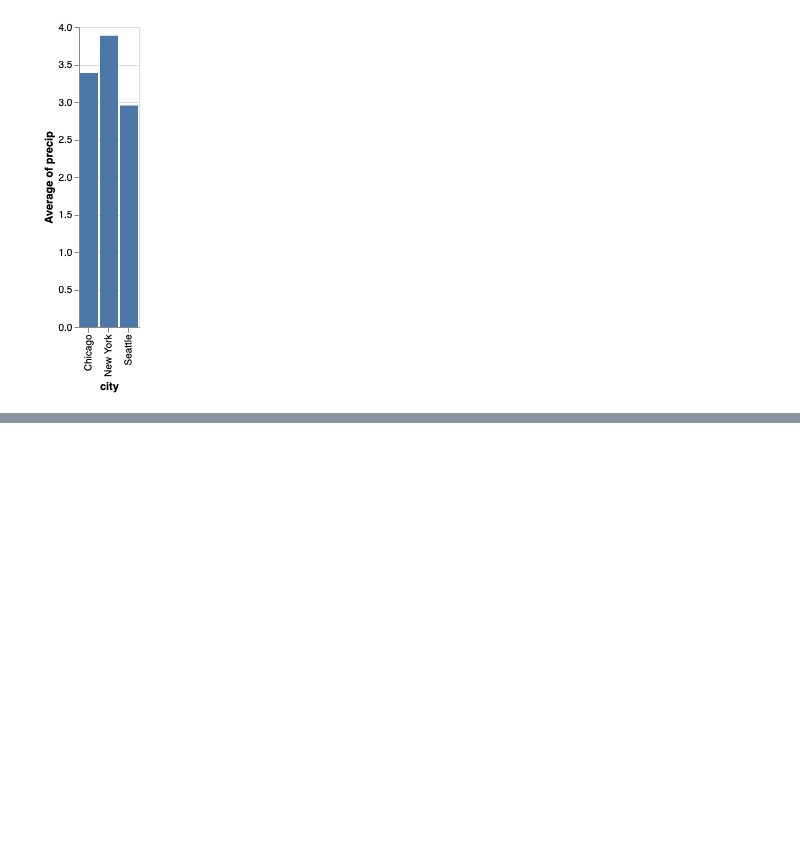
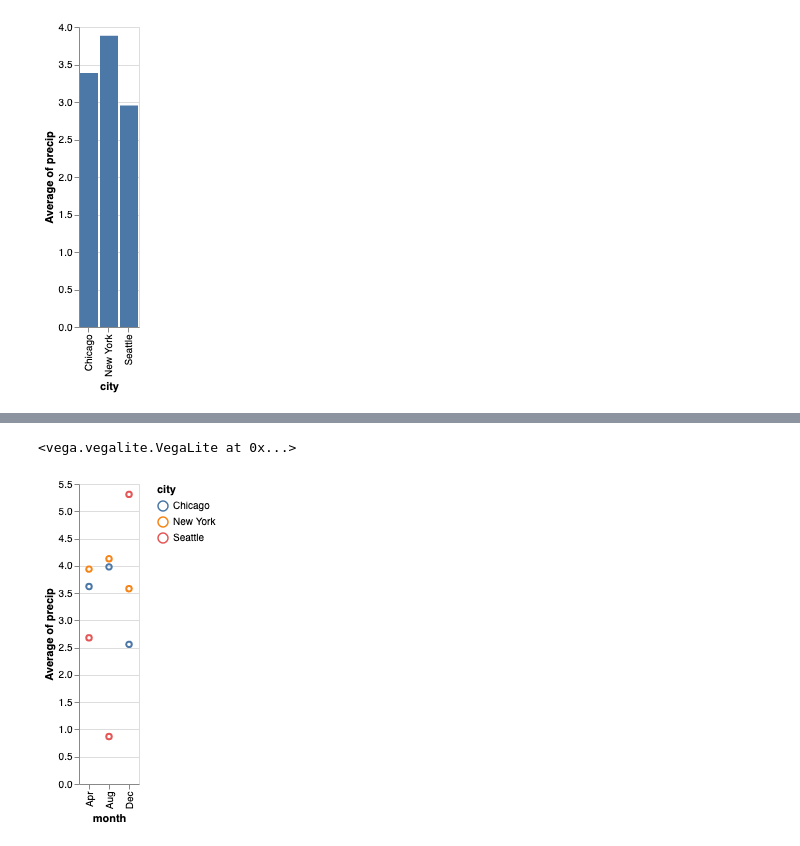
Before and after one commit to hanisaf/mist5730-fall2019, a Jupyter notebook: 30-intro.ipynb, the cells around one changed output, grey strips where cells are left out. Drawn from its saved outputs; the diff is of its cells as text; code cells hidden in the pictures; blank space fills up the shorter version.

```diff
--- a/30-intro.ipynb
+++ b/30-intro.ipynb
@@ -145,0 +158,10 @@ alt.Chart(df).mark_bar().encode(
+# %%
+chart2 = alt.Chart(df).mark_point().encode(
+    x='month',
+    y='average(precip)',
+    color='city'
+)
+chart2
+# %% [output]
+<vega.vegalite.VegaLite at 0x...>
+[figure, added]
```
Also changed, not shown: parts of 7 cells of this notebook, 2 other files.
